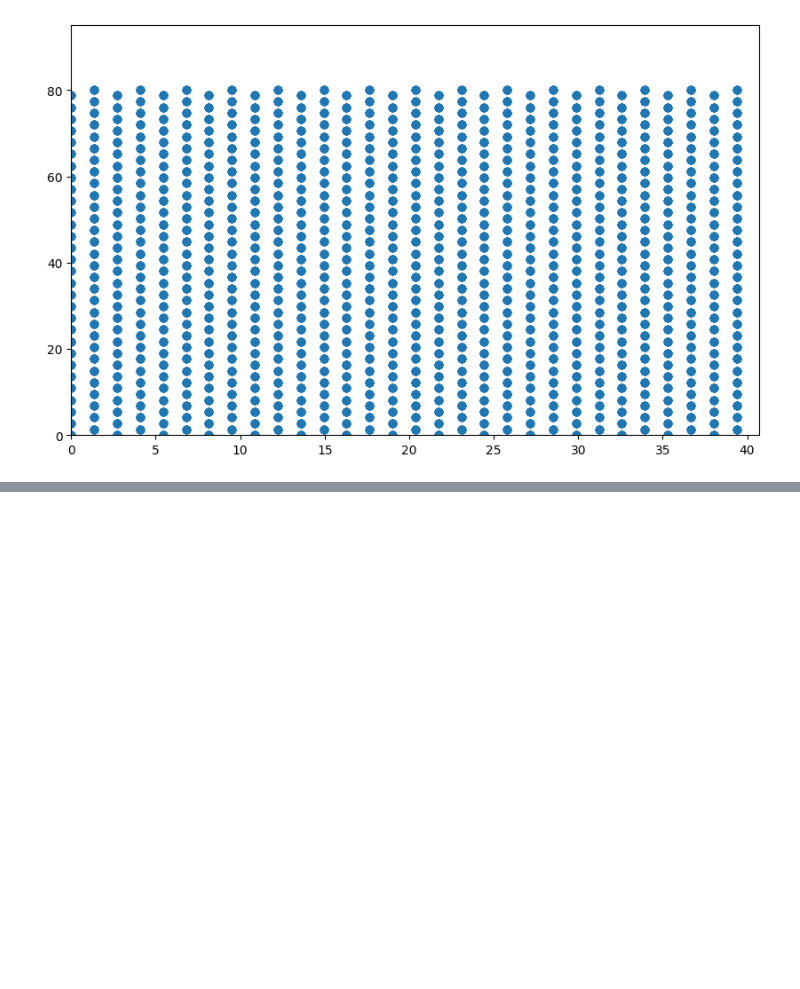
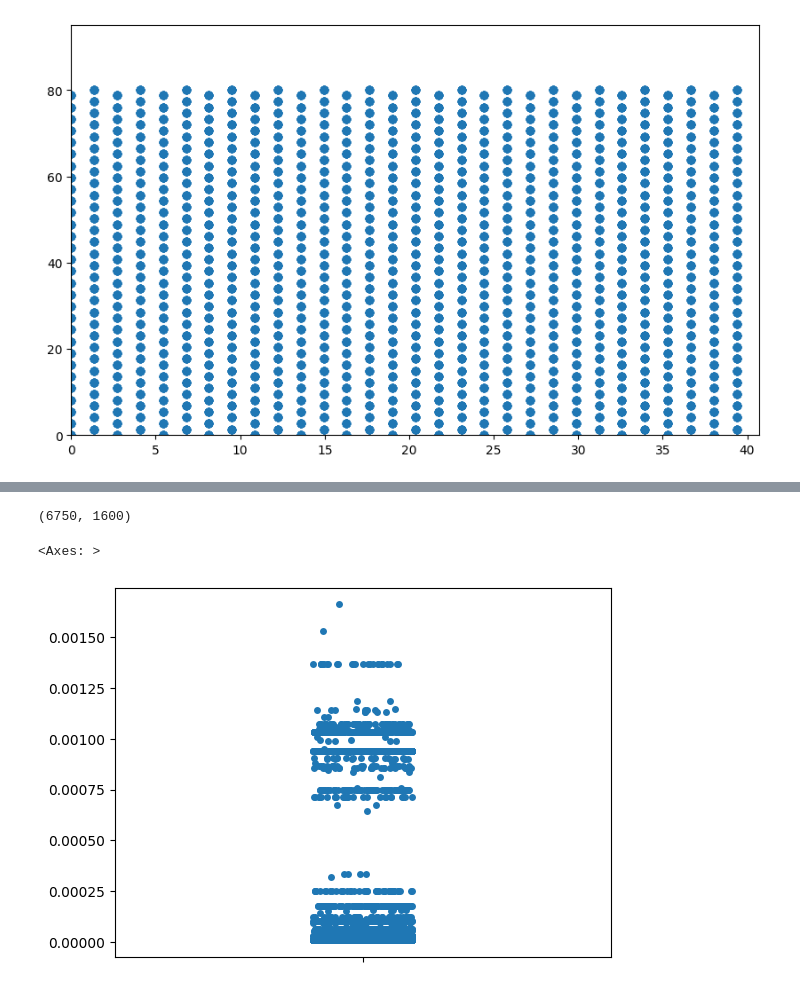
Before and after one commit to y1u0d2a1i/mlp_tools, a Jupyter notebook: notebooks/parser/lmp_parser.ipynb, the cells around one changed output, grey strips where cells are left out. Drawn from its saved outputs; the diff is of its cells as text; code cells hidden in the pictures; blank space fills up the shorter version.

```diff
--- a/notebooks/parser/lmp_parser.ipynb
+++ b/notebooks/parser/lmp_parser.ipynb
@@ -9,3 +58,4 @@ atoms = read(path2dump, index=0, format='lammps-dump-text')
 # %%
+atoms = ase_atoms_list[0]
 coord = atoms.get_positions()
 cell = atoms.get_cell()
@@ -62,0 +76,9 @@ Frame index: 315
+# %%
+from deepmd.infer import DeepPot
+
+path2model = '/home/y1u0d2/result/deepmd/Si/27/graph.pb'
+dp = DeepPot(path2model)
+coord = atoms.get_positions().reshape([1, -1])
+cell = atoms.cell[:].reshape([1, -1])
+atype = np.zeros(len(atoms.numbers))
+e, f, v = dp.eval(coord, cell, atype)
@@ -62,0 +106,13 @@ Frame index: 315
+# %%
+descriptor = dp.eval_descriptor(coord, cell, atype)
+# %%
+descriptor[0].shape
+# %% [output]
+(6750, 1600)
+# %%
+import seaborn as sns
+
+sns.stripplot(data=descriptor[0][:, 0])
+# %% [output]
+<Axes: >
+[figure, added]
```
Also changed, not shown: parts of 10 cells of this notebook, 3 other files.
